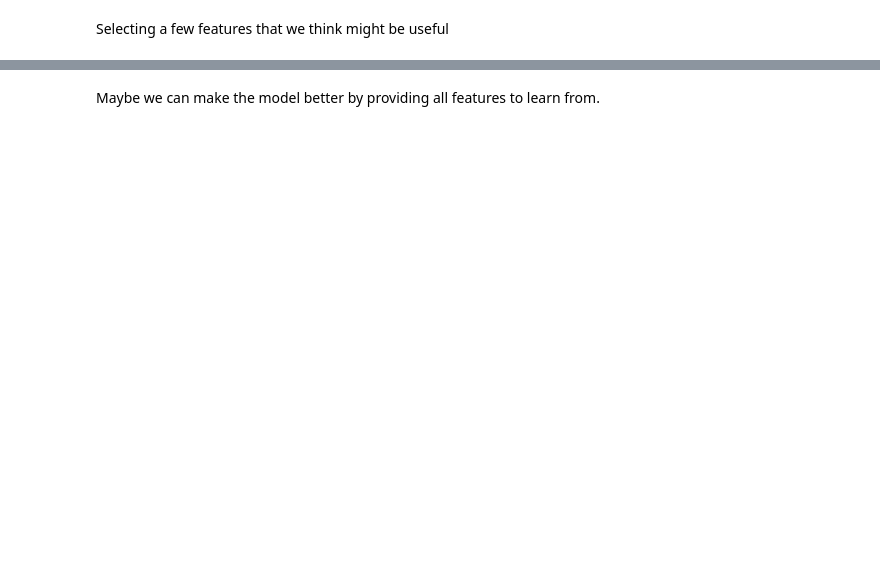
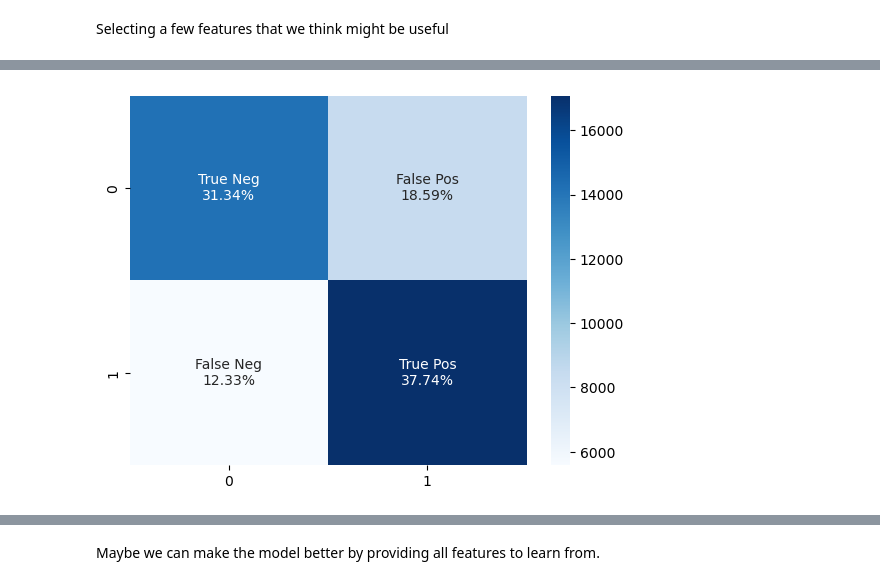
Before and after one commit to mbertani/responsible-datascience-ws, a Jupyter notebook: reproducible-ml/clean_modeling.ipynb, the cells around one changed output, grey strips where cells are left out. Drawn from its saved outputs; the diff is of its cells as text; code cells hidden in the pictures; blank space fills up the shorter version.

Commit message:
add model comparison, and documentation

```diff
--- a/reproducible-ml/clean_modeling.ipynb
+++ b/reproducible-ml/clean_modeling.ipynb
@@ -84,4 +72,4 @@ NameError: name 'utils' is not defined
 # %%
-svm_model = SVC(kernel="poly", degree=5, random_state=RANDOM_SEED)
+svm_model = SVC(kernel="linear", random_state=RANDOM_SEED)
 fitted_svm_model = utils.train_eval_model(svm_model, X_train, y_train)
 # %% [output]
@@ -94,3 +77,4 @@ NameError: name 'RANDOM_SEED' is not defined
+[figure, added]
 # %%
 utils.test_eval_model(fitted_svm_model, X_valid, y_valid)
 # %% [output]
```
Also changed, not shown: parts of 15 cells of this notebook, 2 other files.
